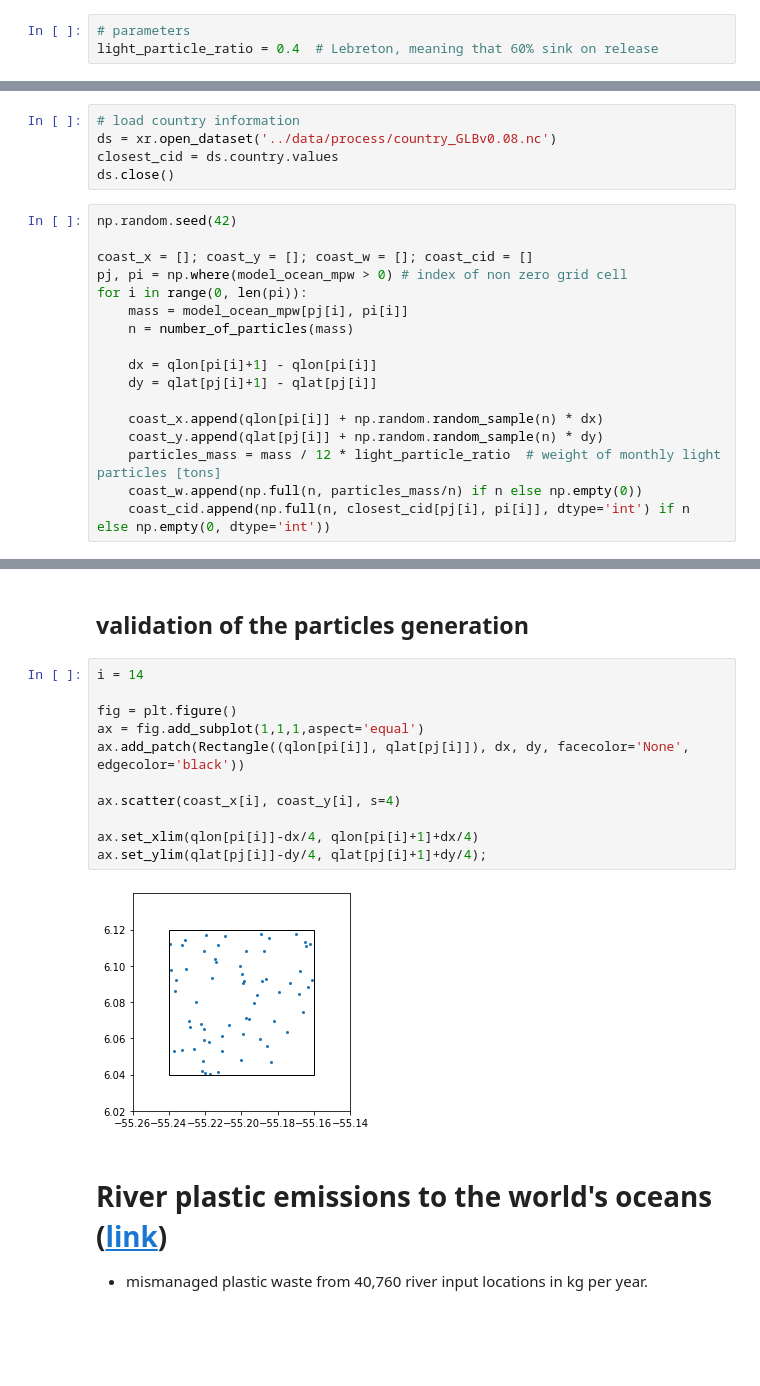
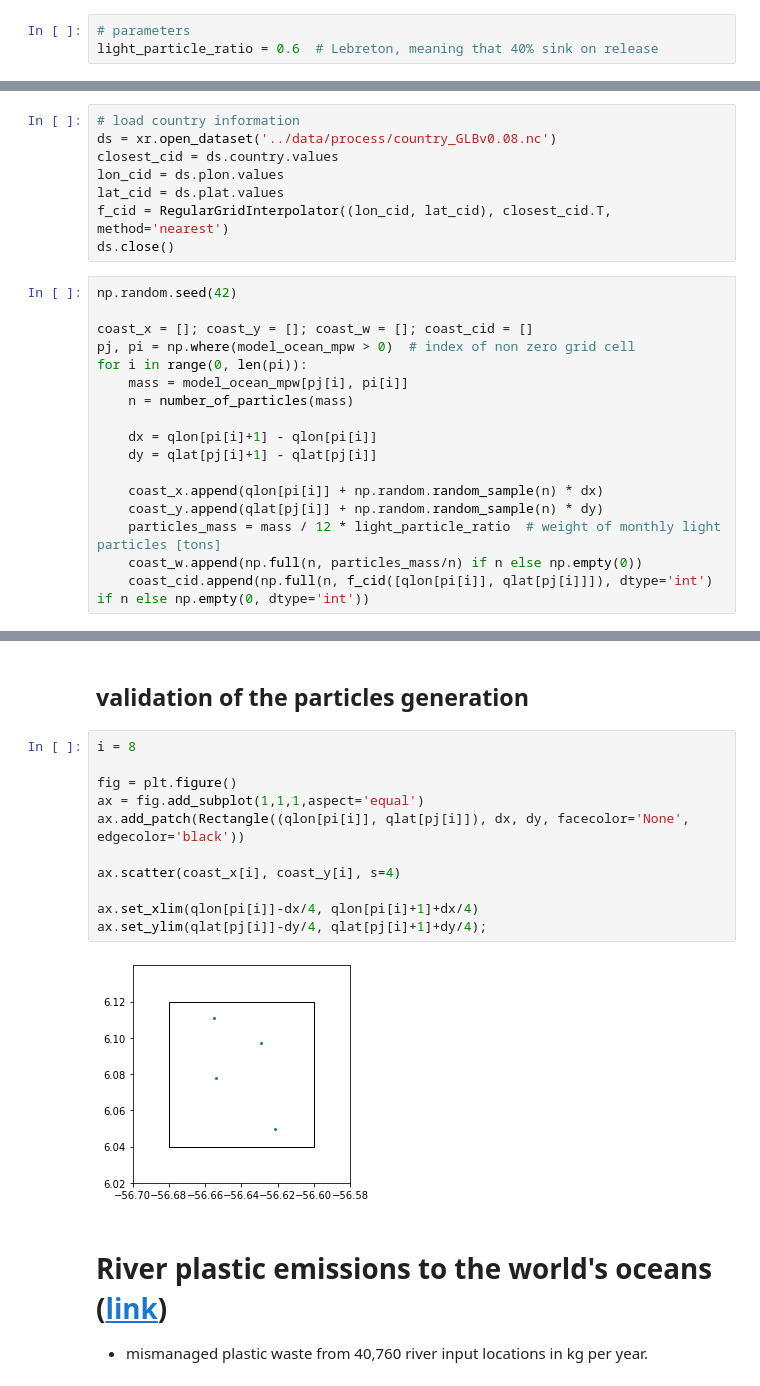
Before and after one commit to philippemiron/marine-litter-caribbean, a Jupyter notebook: notebooks/seeding-mpw.ipynb, the cells around one changed output, grey strips where cells are left out. Saved outputs shown, nothing was run; the diff lists cells and outputs as text; blank space fills up the shorter version.

```diff
--- a/notebooks/seeding-mpw.ipynb
+++ b/notebooks/seeding-mpw.ipynb
@@ -31,6 +33,6 @@ import cartopy.crs as ccrs
 # %%
 # parameters
-light_particle_ratio = 0.4  # Lebreton, meaning that 60% sink on release
+light_particle_ratio = 0.6  # Lebreton, meaning that 40% sink on release
 # %% [markdown]
 ## Data from Lebreton and Andrady 2019 ([link](https://doi.org/10.6084/m9.figshare.5900335.v3))
 # %%
@@ -219,12 +221,15 @@ def number_of_particles(tons):
 # load country information
 ds = xr.open_dataset('../data/process/country_GLBv0.08.nc')
 closest_cid = ds.country.values
+lon_cid = ds.plon.values
+lat_cid = ds.plat.values
+f_cid = RegularGridInterpolator((lon_cid, lat_cid), closest_cid.T, method='nearest')
 ds.close()
 # %%
 np.random.seed(42)
 
 coast_x = []; coast_y = []; coast_w = []; coast_cid = []
-pj, pi = np.where(model_ocean_mpw > 0) # index of non zero grid cell
+pj, pi = np.where(model_ocean_mpw > 0)  # index of non zero grid cell
 for i in range(0, len(pi)):
     mass = model_ocean_mpw[pj[i], pi[i]]
     n = number_of_particles(mass)
@@ -236,4 +241,4 @@ for i in range(0, len(pi)):
     coast_y.append(qlat[pj[i]] + np.random.random_sample(n) * dy)
     particles_mass = mass / 12 * light_particle_ratio  # weight of monthly light particles [tons]
     coast_w.append(np.full(n, particles_mass/n) if n else np.empty(0))
-    coast_cid.append(np.full(n, closest_cid[pj[i], pi[i]], dtype='int') if n else np.empty(0, dtype='int'))
+    coast_cid.append(np.full(n, f_cid([qlon[pi[i]], qlat[pj[i]]]), dtype='int') if n else np.empty(0, dtype='int'))
@@ -287,18 +296,18 @@ Total number of particles 10526.
 # %% [markdown]
 ## validation of the particles generation
 # %%
-i = 14
+i = 8
 
 fig = plt.figure()
 ax = fig.add_subplot(1,1,1,aspect='equal')
 ax.add_patch(Rectangle((qlon[pi[i]], qlat[pj[i]]), dx, dy, facecolor='None', edgecolor='black'))
 
 ax.scatter(coast_x[i], coast_y[i], s=4)
 
 ax.set_xlim(qlon[pi[i]]-dx/4, qlon[pi[i]+1]+dx/4)
 ax.set_ylim(qlat[pj[i]]-dy/4, qlat[pj[i]+1]+dy/4);
 # %% [output]
-[figure, old version]
+[figure, new version]
 # %% [markdown]
 # River plastic emissions to the world's oceans ([link](https://figshare.com/articles/dataset/River_plastic_emissions_to_the_world_s_oceans/4725541/4))
 - mismanaged plastic waste from 40,760 river input locations in kg per year.
```
Also changed, not shown: parts of 15 cells of this notebook, 5 other files.
